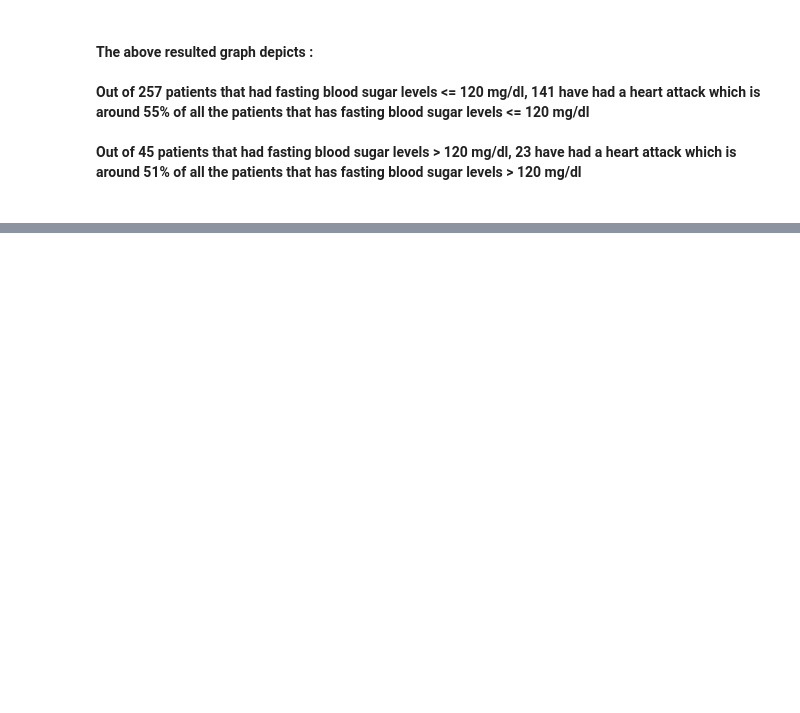
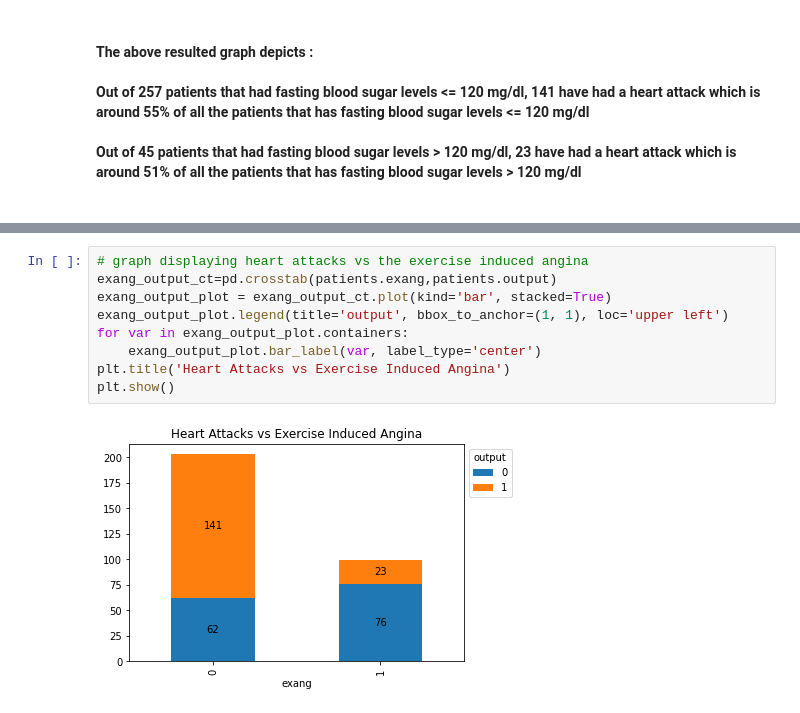
Before and after one commit to nethmi-1997/ML_Assignment2_IT19014296_IT19064932_IT19032252_IT19011912, a Jupyter notebook: heart-attack-prediction-IT19014296.ipynb, the cells around one changed output, grey strips where cells are left out. Cells and saved outputs as stored; diff of their text form; blank space fills up the shorter version.

```diff
--- a/heart-attack-prediction-IT19014296.ipynb
+++ b/heart-attack-prediction-IT19014296.ipynb
@@ -359,0 +381,11 @@ md(f"#### The above resulted graph depicts : <br><br>  Out of {patients.fbs.valu
+# %%
+# graph displaying heart attacks vs the exercise induced angina
+exang_output_ct=pd.crosstab(patients.exang,patients.output)
+exang_output_plot = exang_output_ct.plot(kind='bar', stacked=True)
+exang_output_plot.legend(title='output', bbox_to_anchor=(1, 1), loc='upper left')
+for var in exang_output_plot.containers:
+    exang_output_plot.bar_label(var, label_type='center')
+plt.title('Heart Attacks vs Exercise Induced Angina')
+plt.show()
+# %% [output]
+[figure, added]
```
Also changed, not shown: parts of 2 cells of this notebook.
